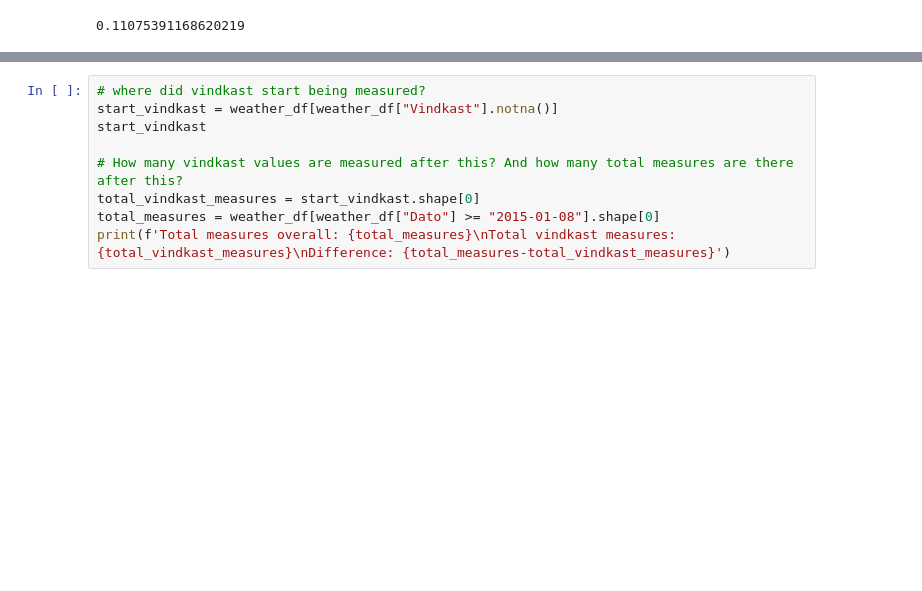
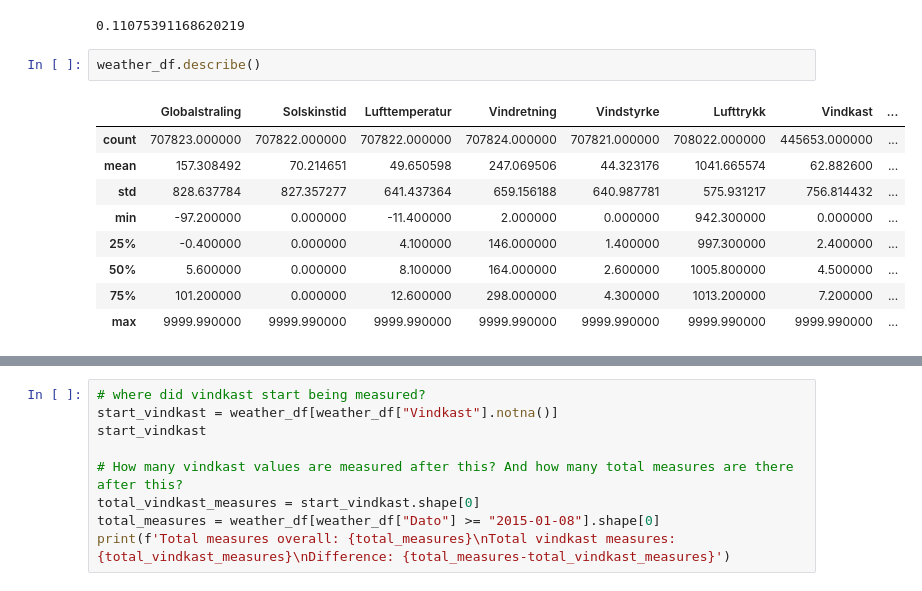
Before and after one commit to auroraingebrigtsen/INF161-project, a Jupyter notebook: processing.ipynb, the cells around one changed output, grey strips where cells are left out. Saved outputs shown, nothing was run; the diff lists cells and outputs as text; blank space fills up the shorter version.

```diff
--- a/processing.ipynb
+++ b/processing.ipynb
@@ -120,3 +120,15 @@ proportion = weather_df[weather_df["Dato"] >= "2022-01-01"].shape[0] / weather_d
 proportion
 # %% [output]
 0.11075391168620219
+# %%
+weather_df.describe()
+# %% [output]
+|  | Globalstraling | Solskinstid | Lufttemperatur | Vindretning | Vindstyrke | Lufttrykk | Vindkast | ... |
+| count | 707823.000000 | 707822.000000 | 707822.000000 | 707824.000000 | 707821.000000 | 708022.000000 | 445653.000000 | ... |
+| mean | 157.308492 | 70.214651 | 49.650598 | 247.069506 | 44.323176 | 1041.665574 | 62.882600 | ... |
+| std | 828.637784 | 827.357277 | 641.437364 | 659.156188 | 640.987781 | 575.931217 | 756.814432 | ... |
+| min | -97.200000 | 0.000000 | -11.400000 | 2.000000 | 0.000000 | 942.300000 | 0.000000 | ... |
+| 25% | -0.400000 | 0.000000 | 4.100000 | 146.000000 | 1.400000 | 997.300000 | 2.400000 | ... |
+| 50% | 5.600000 | 0.000000 | 8.100000 | 164.000000 | 2.600000 | 1005.800000 | 4.500000 | ... |
+| 75% | 101.200000 | 0.000000 | 12.600000 | 298.000000 | 4.300000 | 1013.200000 | 7.200000 | ... |
+| max | 9999.990000 | 9999.990000 | 9999.990000 | 9999.990000 | 9999.990000 | 9999.990000 | 9999.990000 | ... |
```
Also changed, not shown: parts of 18 cells of this notebook, 7 other files.
